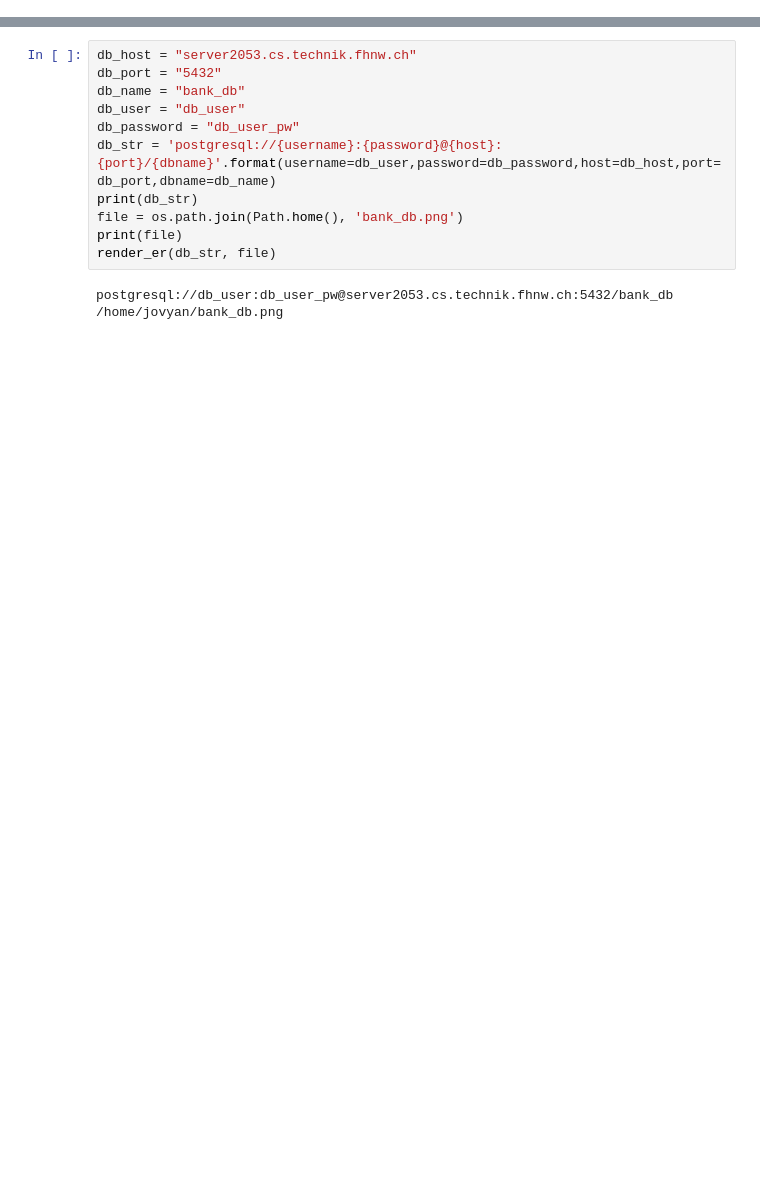
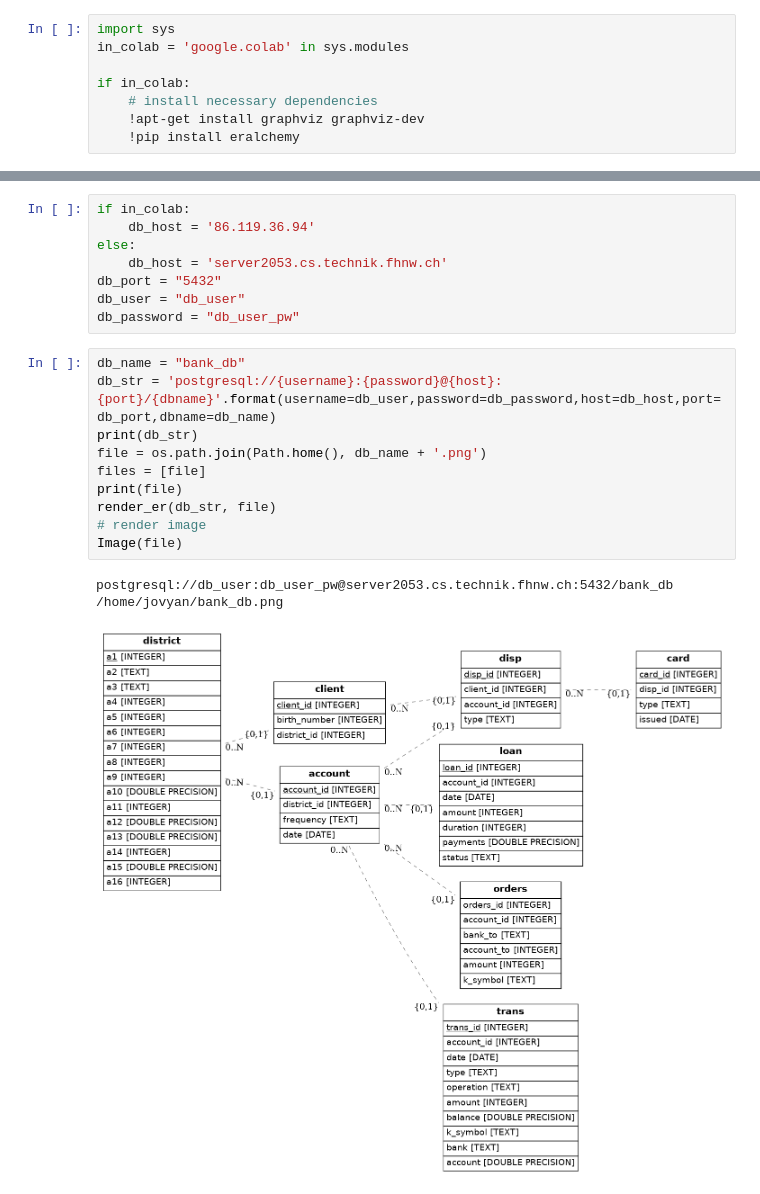
Before and after one commit to markif/DBCreatorPostgres, a Jupyter notebook: 2019_HS_Data_Access/ER_Model_Creation.ipynb, the cells around one changed output, grey strips where cells are left out. Drawn from its saved outputs; the diff is of its cells as text; blank space fills up the shorter version.

Commit message:
make google colab ready

```diff
--- a/2019_HS_Data_Access/ER_Model_Creation.ipynb
+++ b/2019_HS_Data_Access/ER_Model_Creation.ipynb
@@ -1,3 +1,11 @@
+# %%
+import sys
+in_colab = 'google.colab' in sys.modules
+
+if in_colab:
+    # install necessary dependencies
+    !apt-get install graphviz graphviz-dev
+    !pip install eralchemy
 # %%
 from eralchemy import render_er
 import os
@@ -5,17 +14,25 @@ from pathlib import Path
+# %%
+if in_colab:
+    db_host = '86.119.36.94'
+else:
+    db_host = 'server2053.cs.technik.fhnw.ch'
+db_port = "5432"
+db_user = "db_user"
+db_password = "db_user_pw"
 # %%
-db_host = "server2053.cs.technik.fhnw.ch"
-db_port = "5432"
 db_name = "bank_db"
-db_user = "db_user"
-db_password = "db_user_pw"
 db_str = 'postgresql://{username}:{password}@{host}:{port}/{dbname}'.format(username=db_user,password=db_password,host=db_host,port=db_port,dbname=db_name)
 print(db_str)
-file = os.path.join(Path.home(), 'bank_db.png')
+file = os.path.join(Path.home(), db_name + '.png')
+files = [file]
 print(file)
 render_er(db_str, file)
+# render image
+Image(file)
 # %% [output]
 postgresql://db_user:db_user_pw@server2053.cs.technik.fhnw.ch:5432/bank_db
 /home/jovyan/bank_db.png
+[figure, added]
 # %%
 db_name = "warenkorb_db"
 db_str = 'postgresql://{username}:{password}@{host}:{port}/{dbname}'.format(username=db_user,password=db_password,host=db_host,port=db_port,dbname=db_name)
```
Also changed, not shown: parts of 3 cells of this notebook, 2 other files.
